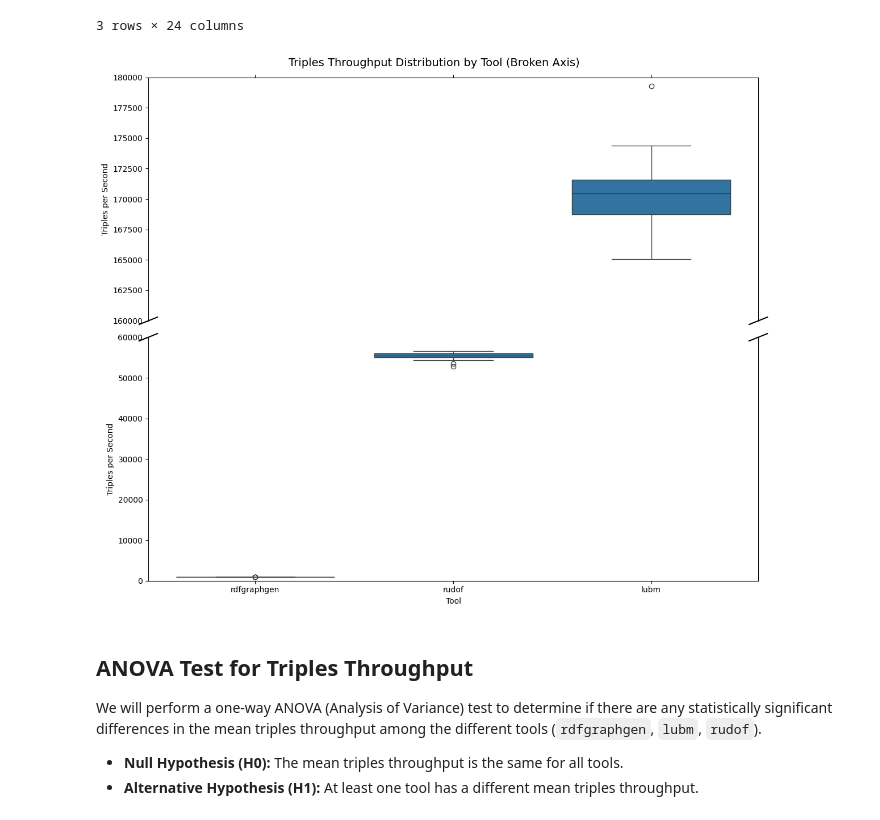
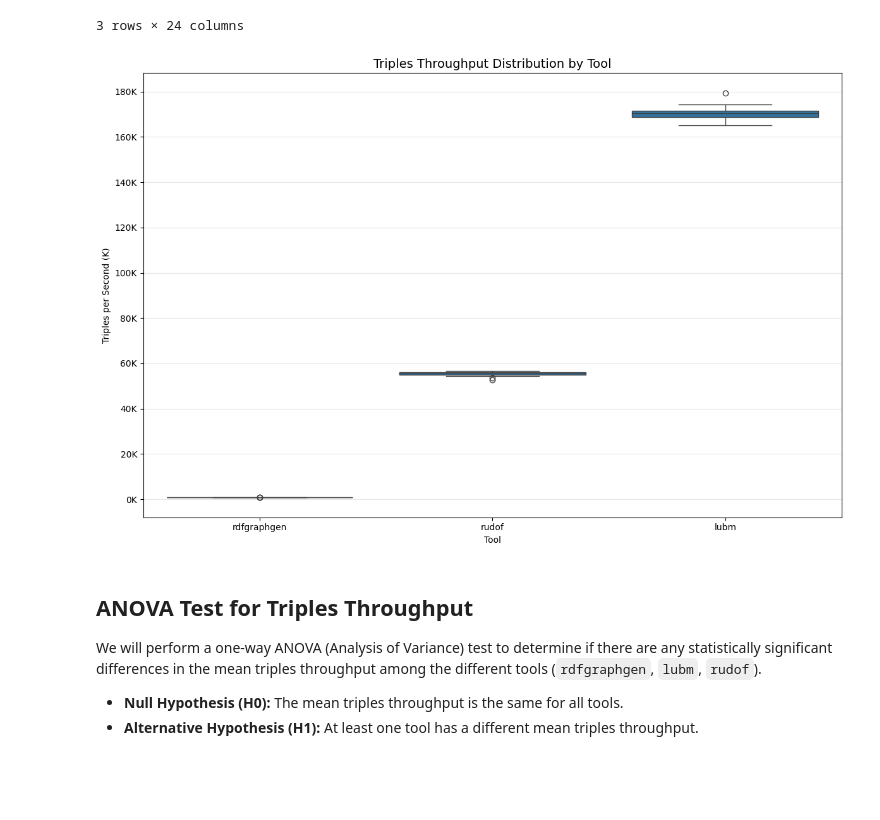
Before and after one commit to DiegoMfer/benchmarks-tfm, a Jupyter notebook: analysis.ipynb, the cells around one changed output. Cells and saved outputs as stored; diff of their text form; code cells hidden in the pictures; blank space fills up the shorter version.

```diff
--- a/analysis.ipynb
+++ b/analysis.ipynb
@@ -34,46 +34,40 @@ df.groupby('tool')[['time_seconds', 'triples', 'triples_throughput']].describe()
 # %%
 # Ensure 'lubm' is the last category for plotting
 tool_order = [tool for tool in df['tool'].unique() if tool != 'lubm'] + ['lubm']
 df['tool'] = pd.Categorical(df['tool'], categories=tool_order, ordered=True)
 
-# Create broken axis plot to better show the differences
-fig, (ax1, ax2) = plt.subplots(2, 1, figsize=(12, 10), sharex=True)
+# Create a single plot with consistent y-axis scale
+fig, ax = plt.subplots(1, 1, figsize=(12, 8))
 
-# Plot the same data on both axes
-sns.boxplot(x='tool', y='triples_throughput', data=df, ax=ax1)
-sns.boxplot(x='tool', y='triples_throughput', data=df, ax=ax2)
+# Create boxplot
+sns.boxplot(x='tool', y='triples_throughput', data=df, ax=ax)
 
-# Set different y-axis limits for each subplot
-ax1.set_ylim(160000, 180000)  # Upper range for LUBM
-ax2.set_ylim(0, 60000)       # Lower range for RDFGraphGen and RUDOF
+# Set consistent y-axis ticks with uniform increments
+# Find the data range
+min_val = df['triples_throughput'].min()
+max_val = df['triples_throughput'].max()
 
-# Hide the spines between ax1 and ax2
-ax1.spines['bottom'].set_visible(False)
-ax2.spines['top'].set_visible(False)
-ax1.xaxis.tick_top()
-ax1.tick_params(labeltop=False)  # don't put tick labels at the top
-ax2.xaxis.tick_bottom()
+# Create uniform tick intervals
+import numpy as np
+tick_interval = 20000  # 20,000 triples per second intervals
+y_ticks = np.arange(0, max_val + tick_interval, tick_interval)
+ax.set_yticks(y_ticks)
 
-# Add diagonal lines to indicate the break
-d = .015  # how big to make the diagonal lines in axes coordinates
-kwargs = dict(transform=ax1.transAxes, color='k', clip_on=False)
-ax1.plot((-d, +d), (-d, +d), **kwargs)        # top-left diagonal
-ax1.plot((1 - d, 1 + d), (-d, +d), **kwargs)  # top-right diagonal
-
-kwargs.update(transform=ax2.transAxes)  # switch to the bottom axes
-ax2.plot((-d, +d), (1 - d, 1 + d), **kwargs)  # bottom-left diagonal
-ax2.plot((1 - d, 1 + d), (1 - d, 1 + d), **kwargs)  # bottom-right diagonal
+# Format y-axis labels for better readability
+ax.yaxis.set_major_formatter(plt.FuncFormatter(lambda x, p: f'{int(x/1000)}K'))
 
 # Set labels and title
-fig.suptitle('Triples Throughput Distribution by Tool (Broken Axis)', fontsize=14)
-ax2.set_xlabel('Tool')
-ax1.set_ylabel('Triples per Second')
-ax2.set_ylabel('Triples per Second')
+ax.set_title('Triples Throughput Distribution by Tool', fontsize=14)
+ax.set_xlabel('Tool')
+ax.set_ylabel('Triples per Second (K)')
+
+# Add grid for better readability
+ax.grid(True, alpha=0.3, axis='y')
 
 plt.tight_layout()
 plt.show()
 # %% [output]
-[figure, old version]
+[figure, new version]
 # %% [markdown]
 ## ANOVA Test for Triples Throughput
 
```
